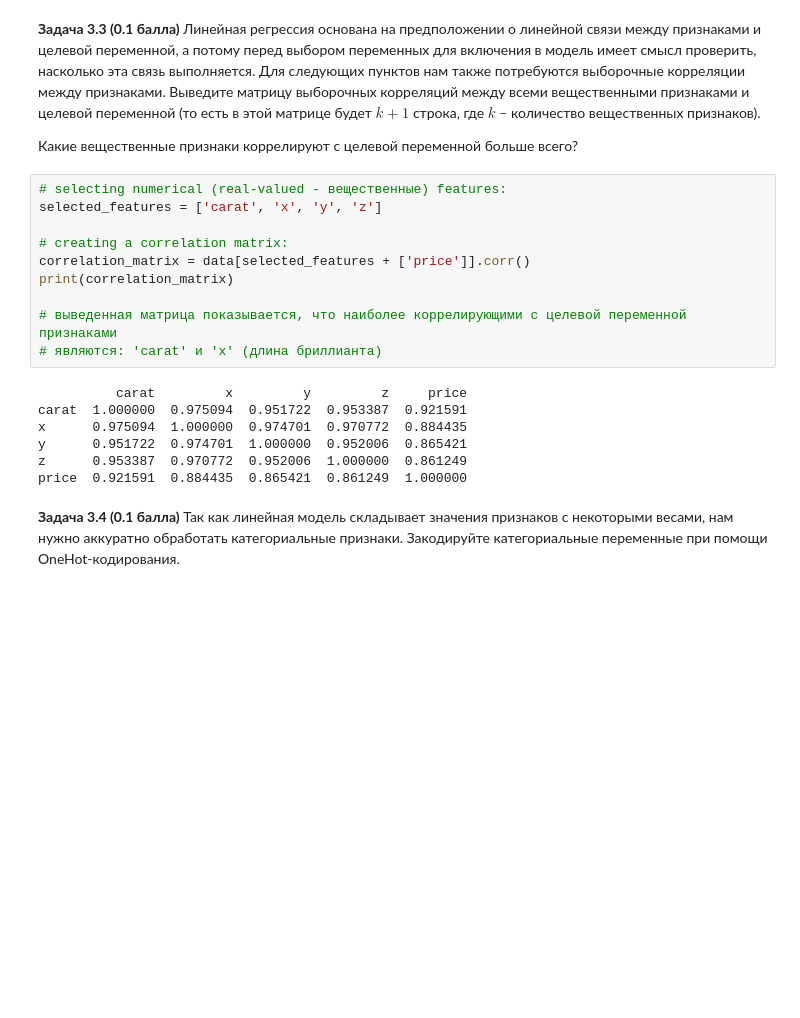
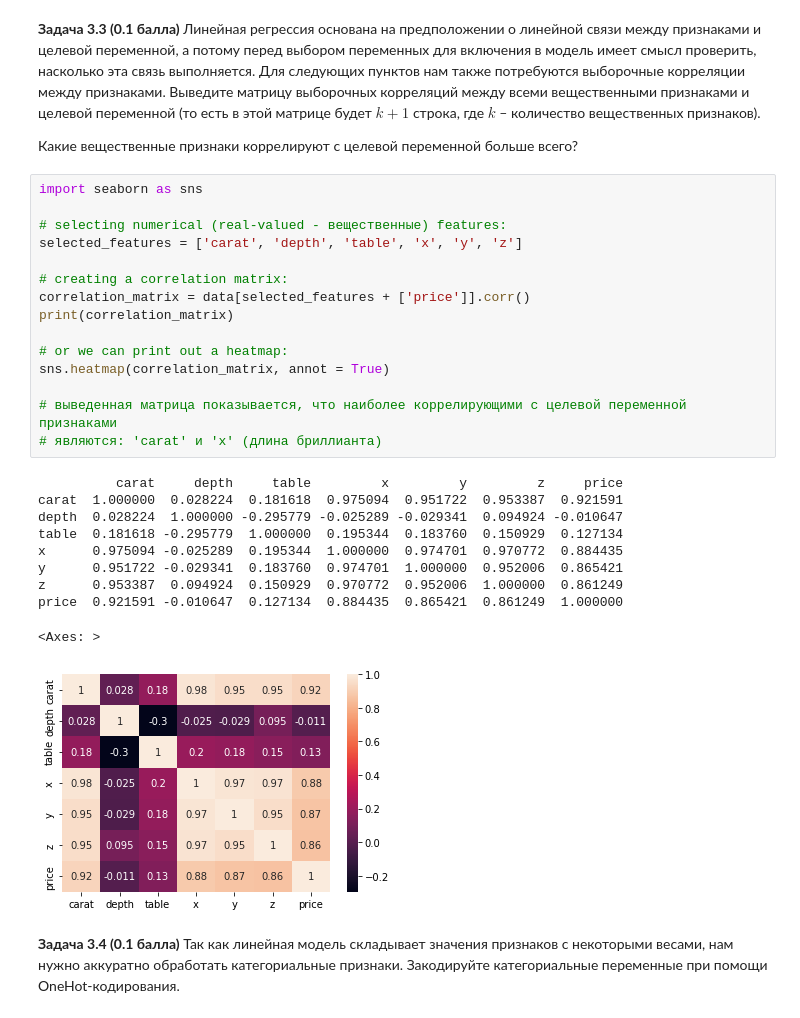
Before and after one commit to lapshinaaa/homework_machineLearning, a Jupyter notebook: hw04_knn_linreg.ipynb, the cells around one changed output. Drawn from its saved outputs; the diff is of its cells as text; blank space fills up the shorter version.

```diff
--- a/hw04_knn_linreg.ipynb
+++ b/hw04_knn_linreg.ipynb
@@ -349,22 +345,31 @@ data.head(3)
 
 Какие вещественные признаки коррелируют с целевой переменной больше всего?
 # %%
+import seaborn as sns
+
 # selecting numerical (real-valued - вещественные) features:
-selected_features = ['carat', 'x', 'y', 'z']
+selected_features = ['carat', 'depth', 'table', 'x', 'y', 'z']
 
 # creating a correlation matrix:
 correlation_matrix = data[selected_features + ['price']].corr()
 print(correlation_matrix)
 
+# or we can print out a heatmap:
+sns.heatmap(correlation_matrix, annot = True)
+
 # выведенная матрица показывается, что наиболее коррелирующими с целевой переменной признаками
 # являются: 'carat' и 'x' (длина бриллианта)
 # %% [output]
-          carat         x         y         z     price
-carat  1.000000  0.975094  0.951722  0.953387  0.921591
-x      0.975094  1.000000  0.974701  0.970772  0.884435
-y      0.951722  0.974701  1.000000  0.952006  0.865421
-z      0.953387  0.970772  0.952006  1.000000  0.861249
-price  0.921591  0.884435  0.865421  0.861249  1.000000
+          carat     depth     table         x         y         z     price
+carat  1.000000  0.028224  0.181618  0.975094  0.951722  0.953387  0.921591
+depth  0.028224  1.000000 -0.295779 -0.025289 -0.029341  0.094924 -0.010647
+table  0.181618 -0.295779  1.000000  0.195344  0.183760  0.150929  0.127134
+x      0.975094 -0.025289  0.195344  1.000000  0.974701  0.970772  0.884435
+y      0.951722 -0.029341  0.183760  0.974701  1.000000  0.952006  0.865421
+z      0.953387  0.094924  0.150929  0.970772  0.952006  1.000000  0.861249
+price  0.921591 -0.010647  0.127134  0.884435  0.865421  0.861249  1.000000
+<Axes: >
+[figure, added]
 # %% [markdown]
 **Задача 3.4 (0.1 балла)** Так как линейная модель складывает значения признаков с некоторыми весами, нам нужно аккуратно обработать категориальные признаки. Закодируйте категориальные переменные при помощи OneHot-кодирования.
 # %%
```
Also changed, not shown: parts of 8 cells of this notebook.
